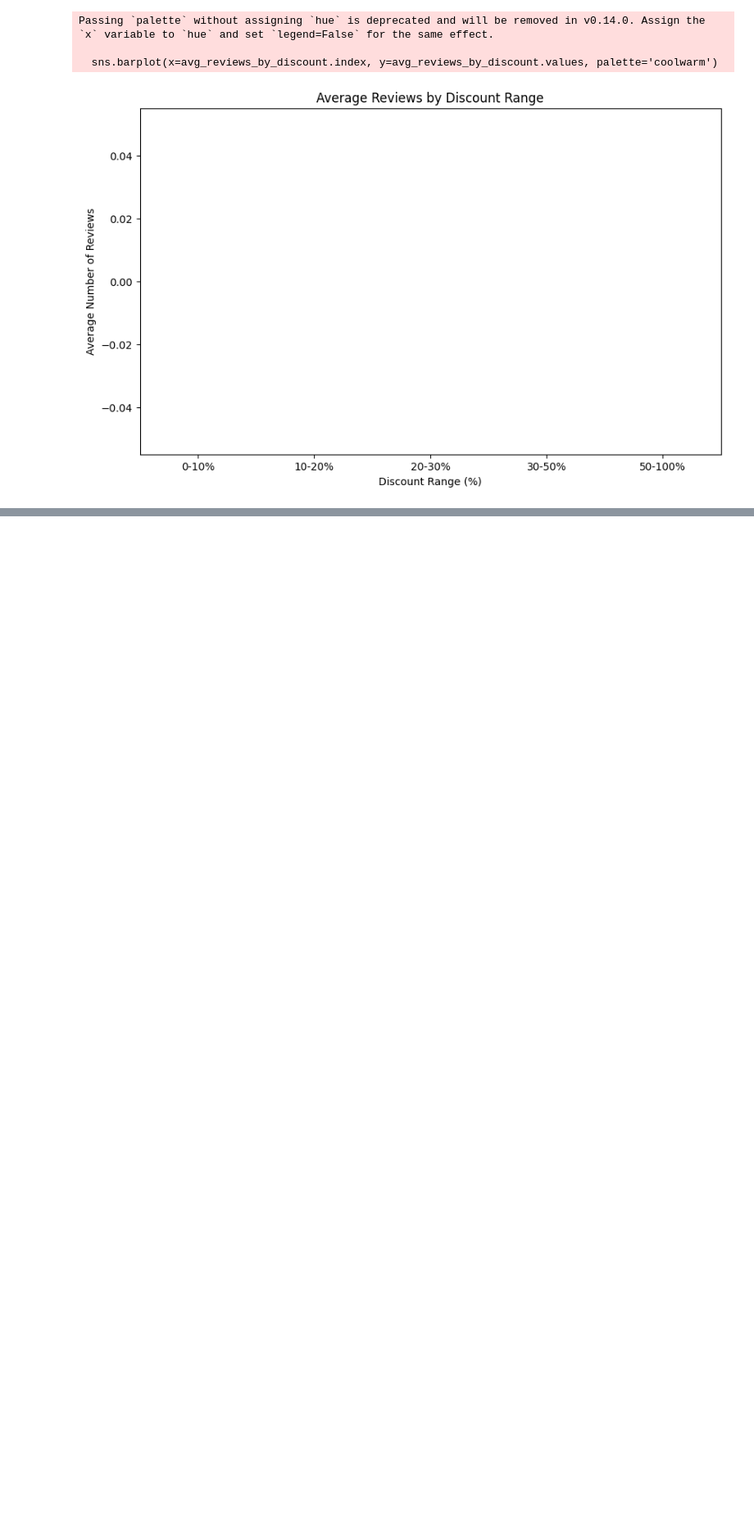
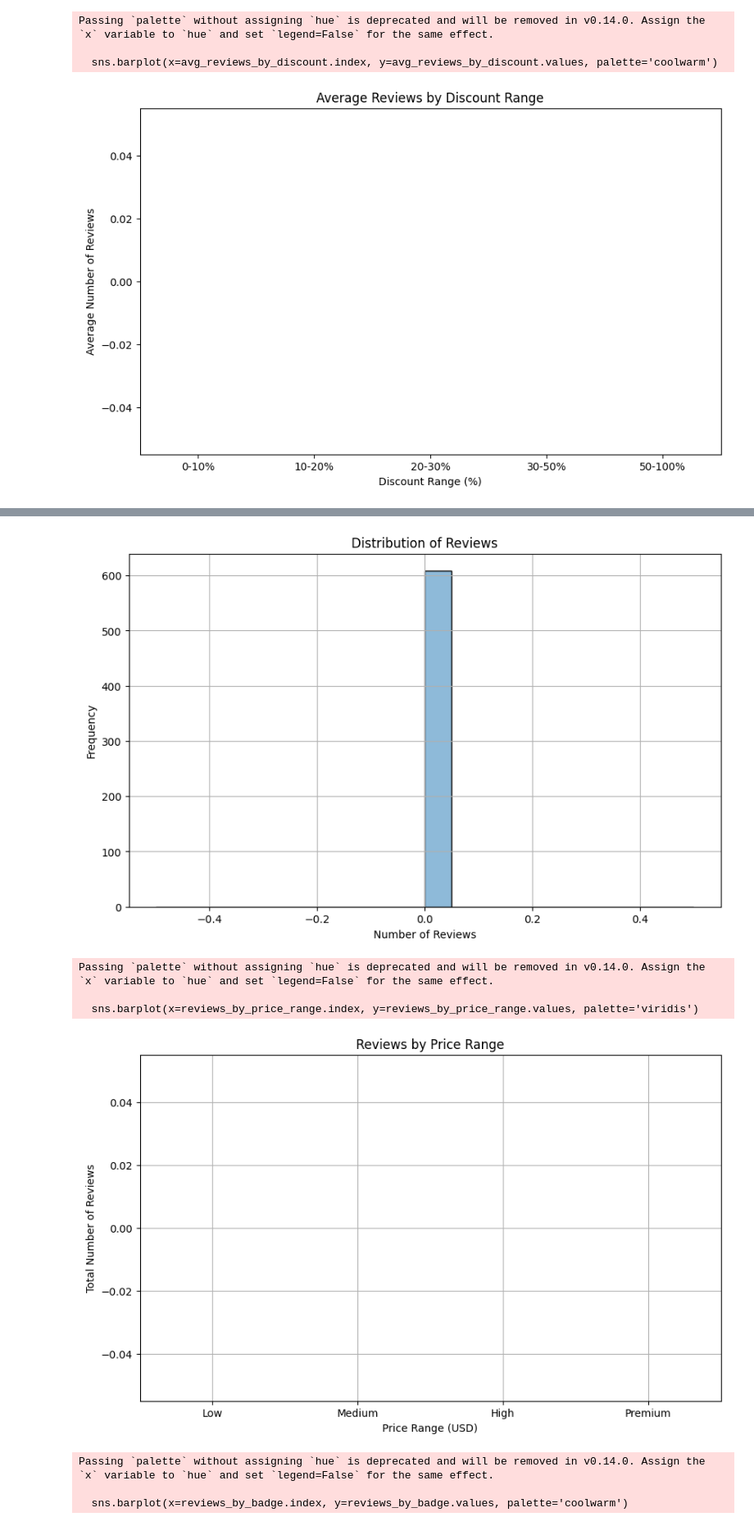
Before and after one commit to Driveemode/market-scraper-frontend, a Jupyter notebook: my_new_notebook.ipynb, the cells around one changed output, grey strips where cells are left out. Shown at 82% size. Drawn from its saved outputs; the diff is of its cells as text; code cells hidden in the pictures; blank space fills up the shorter version.

```diff
--- a/my_new_notebook.ipynb
+++ b/my_new_notebook.ipynb
@@ -440,0 +536,80 @@ Passing `palette` without assigning `hue` is deprecated and will be removed in v
+# %%
+import seaborn as sns
+import pandas as pd
+
+import matplotlib.pyplot as plt
+
+# Ensure all fields are prepared for analysis
+products_df['reviews_cleaned'] = pd.to_numeric(products_df['reviews'], errors='coerce').fillna(0)
+products_df['price_cleaned'] = products_df['price'].astype(str).str.extract(r'(\d+\.?\d*)').astype(float)
+
+# Ensure the badge column is cleaned
+if 'badge' in products_df.columns:
+    products_df['badge_cleaned'] = products_df['badge'].fillna('No Badge')
+else:
+    products_df['badge_cleaned'] = 'No Badge'
+
+# Analysis Report
+report = {}
+
+# 1. Total Number of Reviews
+total_reviews = products_df['reviews_cleaned'].sum()
+report['Total Reviews'] = total_reviews
+
+# 2. Average Number of Reviews per Product
+average_reviews = products_df['reviews_cleaned'].mean()
+report['Average Reviews per Product'] = average_reviews
+
+# 3. Top 10 Most Reviewed Products
+top_10_reviews = products_df.nlargest(10, 'reviews_cleaned')[['name', 'reviews_cleaned']]
+report['Top 10 Most Reviewed Products'] = top_10_reviews
+
+# 4. Distribution of Reviews
+plt.figure(figsize=(10, 6))
+sns.histplot(products_df['reviews_cleaned'], bins=20, kde=True)
+plt.title('Distribution of Reviews')
+plt.xlabel('Number of Reviews')
+plt.ylabel('Frequency')
+plt.grid(True)
+plt.show()
+
+# 5. Reviews by Price Range
+price_bins = pd.cut(products_df['price_cleaned'], bins=[0, 100, 500, 1000, 5000], labels=['Low', 'Medium', 'High', 'Premium'])
+reviews_by_price_range = products_df.groupby(price_bins)['reviews_cleaned'].sum()
+report['Reviews by Price Range'] = reviews_by_price_range
+
+# Bar Plot for Reviews by Price Range
+plt.figure(figsize=(10, 6))
+sns.barplot(x=reviews_by_price_range.index, y=reviews_by_price_range.values, palette='viridis')
+plt.title('Reviews by Price Range')
+plt.xlabel('Price Range (USD)')
+plt.ylabel('Total Number of Reviews')
+plt.grid(True)
+plt.show()
+
+# 6. Reviews by Badge
+reviews_by_badge = products_df.groupby('badge_cleaned')['reviews_cleaned'].sum()
+report['Reviews by Badge'] = reviews_by_badge
+
+# Bar Plot for Reviews by Badge
+plt.figure(figsize=(10, 6))
+sns.barplot(x=reviews_by_badge.index, y=reviews_by_badge.values, palette='coolwarm')
+plt.title('Reviews by Badge')
+plt.xlabel('Badge Type')
+plt.ylabel('Total Number of Reviews')
+plt.xticks(rotation=45)
+plt.grid(True)
+plt.show()
+
+# Display the report
+for key, value in report.items():
+    print(f"{key}:\n{value}\n")
+# %% [output]
+[figure, added]
+Passing `palette` without assigning `hue` is deprecated and will be removed in v0.14.0. Assign the `x` variable to `hue` and set `legend=False` for the same effect.
+
+  sns.barplot(x=reviews_by_price_range.index, y=reviews_by_price_range.values, palette='viridis')
+[figure, added]
+Passing `palette` without assigning `hue` is deprecated and will be removed in v0.14.0. Assign the `x` variable to `hue` and set `legend=False` for the same effect.
+
+  sns.barplot(x=reviews_by_badge.index, y=reviews_by_badge.values, palette='coolwarm')
```
Also changed, not shown: parts of 4 cells of this notebook, 1 other file.
